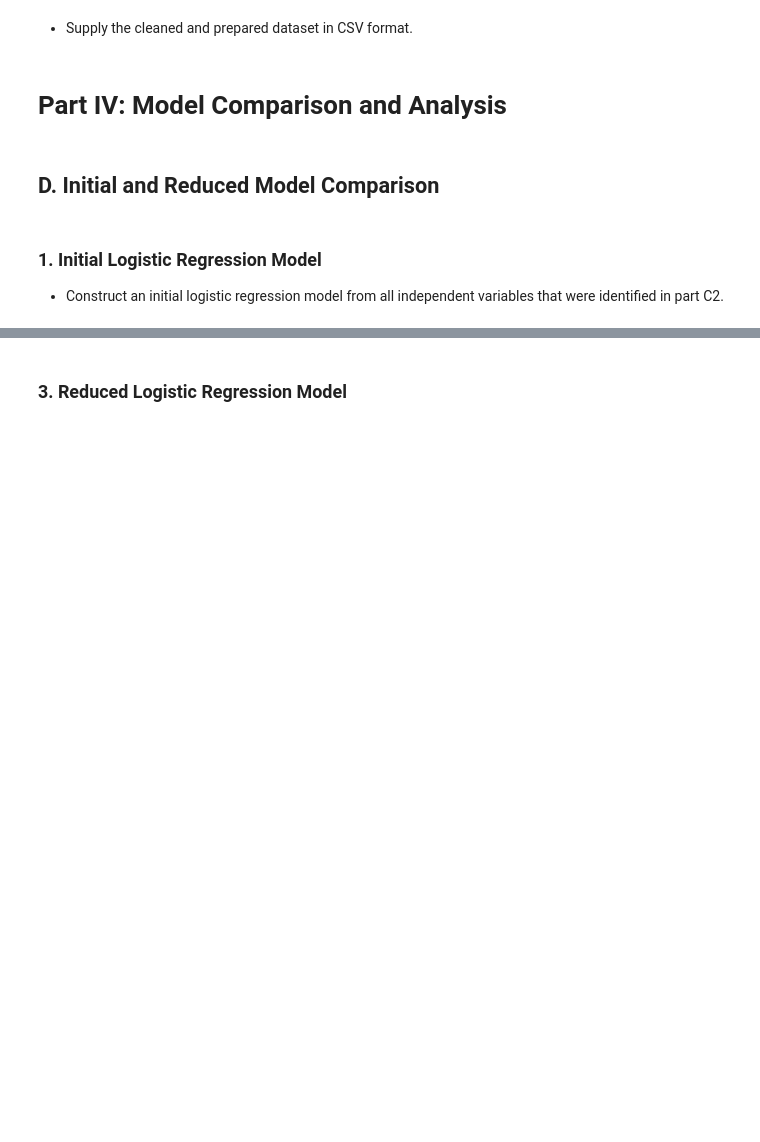
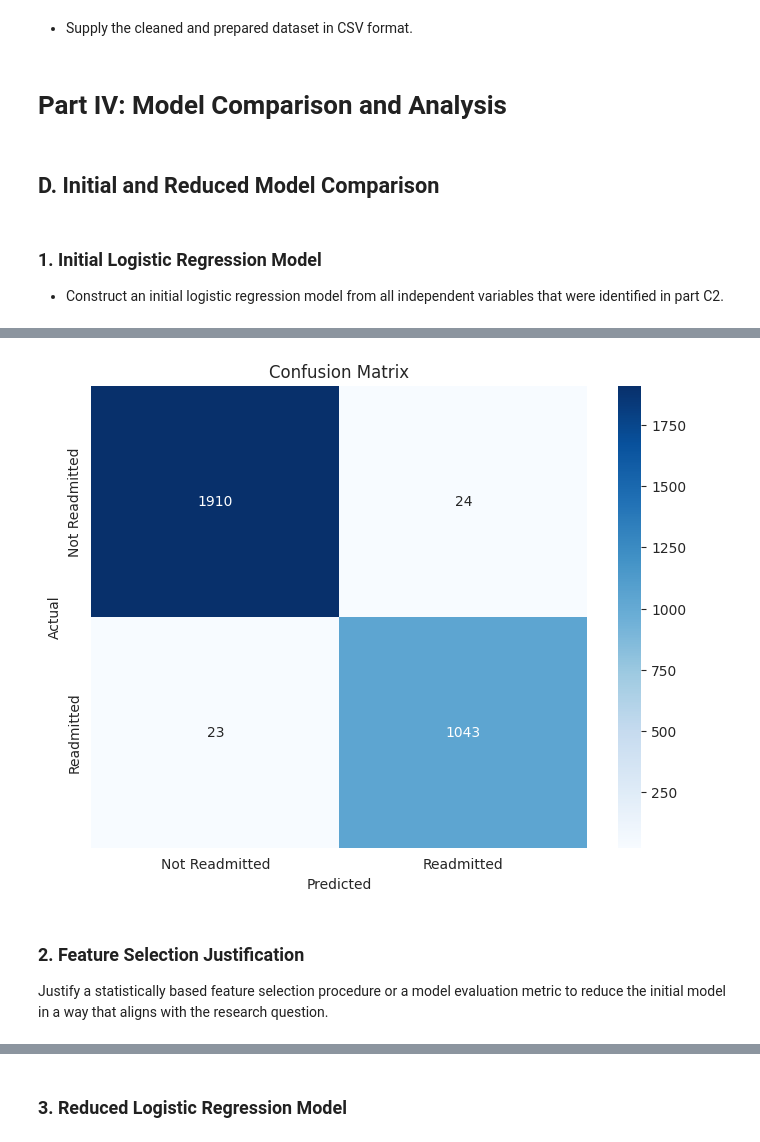
Before and after one commit to nestrada79/MSDA, a Jupyter notebook: D208/D208_Task_2.ipynb, the cells around one changed output, grey strips where cells are left out. Saved outputs shown, nothing was run; the diff lists cells and outputs as text; code cells hidden in the pictures; blank space fills up the shorter version.

```diff
--- a/D208/D208_Task_2.ipynb
+++ b/D208/D208_Task_2.ipynb
@@ -151,7 +183,7 @@ Instinctively I want to remove **Job** from my analysis for similar reasons but
 # %%
 # Columns to be dropped from the dataset
 columns_to_drop = [
-    'CaseOrder', 'Customer_id', 'Interaction', 'UID', 'City', 'State', 'County', 'Zip', 'Lat', 'Lng', 'TimeZone', 'Zip'
+    'CaseOrder', 'Customer_id', 'Interaction', 'UID', 'City', 'State', 'County', 'Zip', 'Lat', 'Lng', 'TimeZone',
     'Item1', 'Item2', 'Item3', 'Item4', 'Item5', 'Item6', 'Item7', 'Item8'
 ]
 
@@ -379,0 +441,2 @@ medical_data_encoded.to_csv('medical_data_encoded.csv', index=False)
+# %%
+data = medical_transformed
@@ -379,0 +450,18 @@ medical_data_encoded.to_csv('medical_data_encoded.csv', index=False)
+# %%
+# Define the independent variables (X) and dependent variable (y)
+X = data.drop('ReAdmis_Yes', axis=1)
+y = data['ReAdmis_Yes']
+
+# Split the data into training and testing sets
+X_train, X_test, y_train, y_test = train_test_split(X, y, test_size=0.3, random_state=42)
+
+# Create the logistic regression model
+model = LogisticRegression(max_iter=1000)  # max_iter may need to be adjusted
+model.fit(X_train, y_train)
+
+# Evaluate the model
+predictions = model.predict(X_test)
+report = classification_report(y_test, predictions)
+
+# Displaying the classification report for the initial model
+print(f"Classification Report for the Initial Logistic Regression Model:\n{report}")
@@ -379,0 +543,19 @@ medical_data_encoded.to_csv('medical_data_encoded.csv', index=False)
+# %%
+# Confusion matrix
+conf_matrix = confusion_matrix(y_test, predictions)
+
+# Plotting the confusion matrix
+plt.figure(figsize=(8, 6))
+sns.heatmap(conf_matrix, annot=True, fmt='g', cmap='Blues', xticklabels=['Not Readmitted', 'Readmitted'],
+            yticklabels=['Not Readmitted', 'Readmitted'])
+plt.xlabel('Predicted')
+plt.ylabel('Actual')
+plt.title('Confusion Matrix')
+plt.show()
+# %% [output]
+[figure, added]
+# %% [markdown]
+
+### 2. Feature Selection Justification
+
+ Justify a statistically based feature selection procedure or a model evaluation metric to reduce the initial model in a way that aligns with the research question.
```
Also changed, not shown: parts of 45 cells of this notebook.
